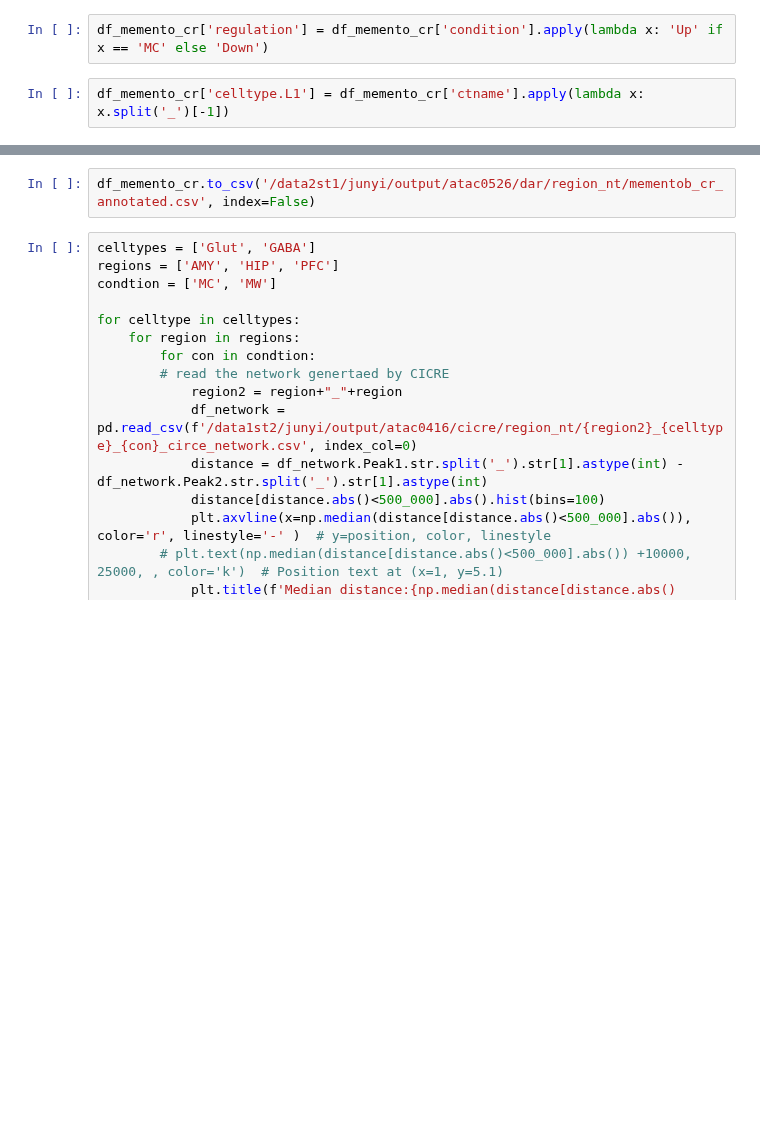
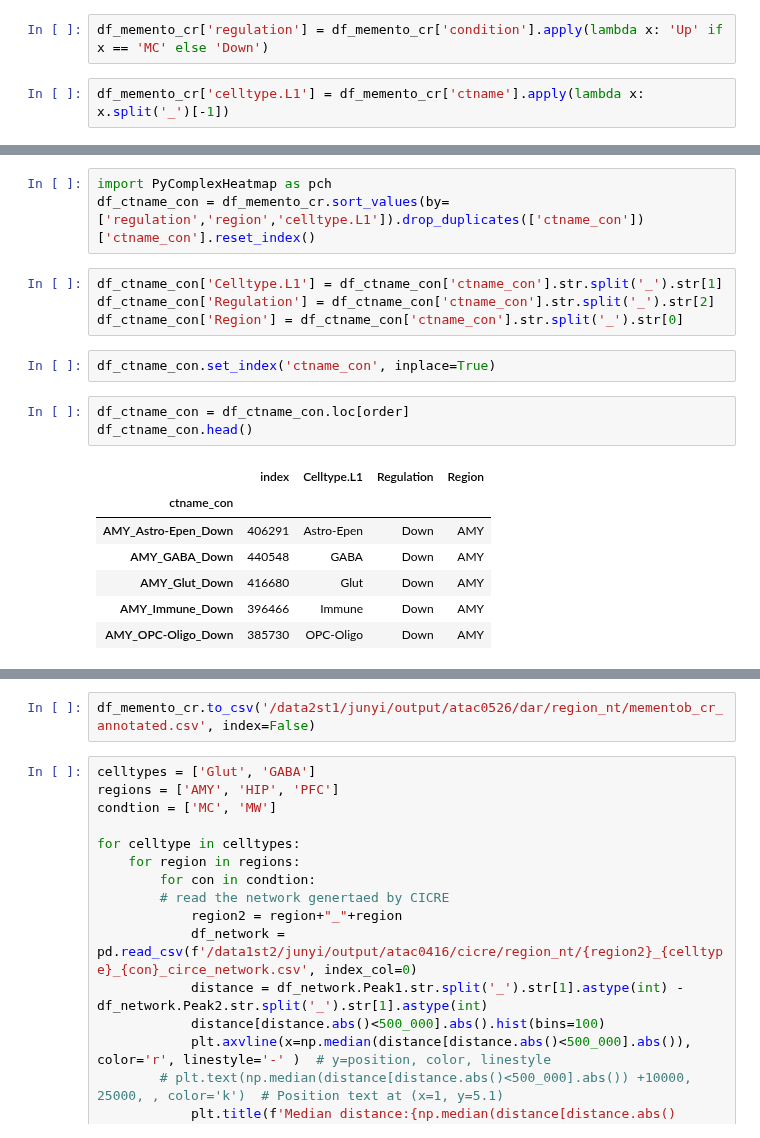
Before and after one commit to juychen/scmmd, a Jupyter notebook: 11testdegmethods.ipynb, the cells around one changed output, grey strips where cells are left out. Saved outputs shown, nothing was run; the diff lists cells and outputs as text; blank space fills up the shorter version.

```diff
--- a/11testdegmethods.ipynb
+++ b/11testdegmethods.ipynb
@@ -422,0 +467,20 @@ df_memento_cr
+# %%
+import PyComplexHeatmap as pch
+df_ctname_con = df_memento_cr.sort_values(by=['regulation','region','celltype.L1']).drop_duplicates(['ctname_con'])['ctname_con'].reset_index()
+# %%
+df_ctname_con['Celltype.L1'] = df_ctname_con['ctname_con'].str.split('_').str[1]
+df_ctname_con['Regulation'] = df_ctname_con['ctname_con'].str.split('_').str[2]
+df_ctname_con['Region'] = df_ctname_con['ctname_con'].str.split('_').str[0]
+# %%
+df_ctname_con.set_index('ctname_con', inplace=True)
+# %%
+df_ctname_con = df_ctname_con.loc[order]
+df_ctname_con.head()
+# %% [output]
+|  | index | Celltype.L1 | Regulation | Region |
+| ctname_con |  |  |  |  |
+| AMY_Astro-Epen_Down | 406291 | Astro-Epen | Down | AMY |
+| AMY_GABA_Down | 440548 | GABA | Down | AMY |
+| AMY_Glut_Down | 416680 | Glut | Down | AMY |
+| AMY_Immune_Down | 396466 | Immune | Down | AMY |
+| AMY_OPC-Oligo_Down | 385730 | OPC-Oligo | Down | AMY |
```
Also changed, not shown: parts of 11 cells of this notebook.
